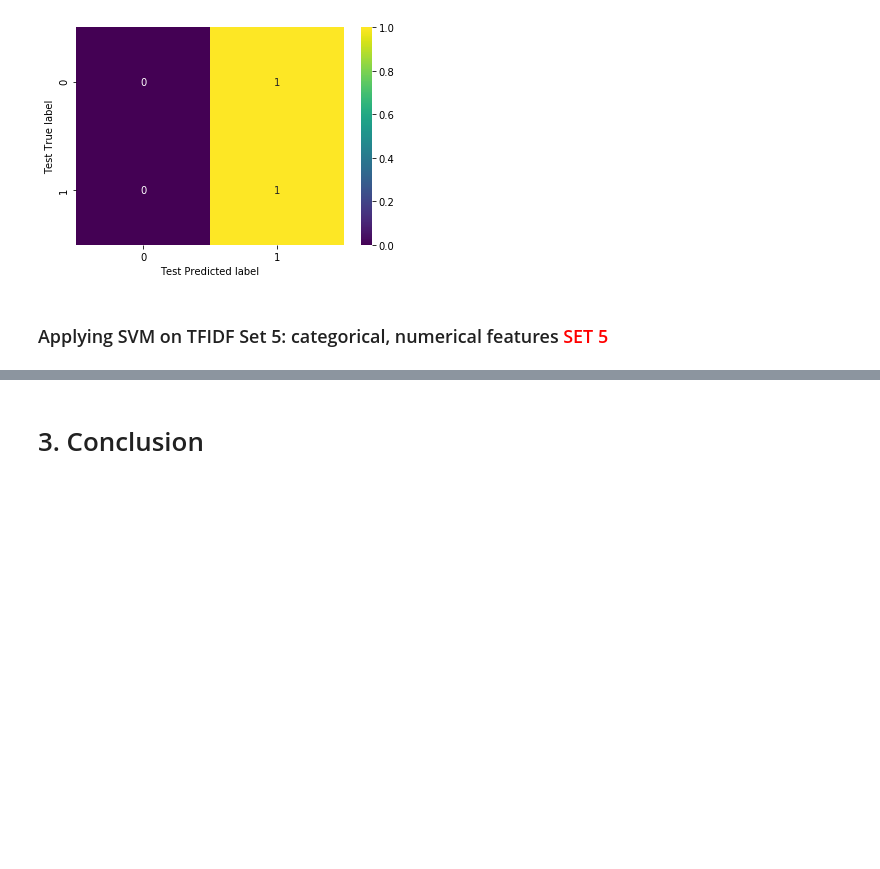
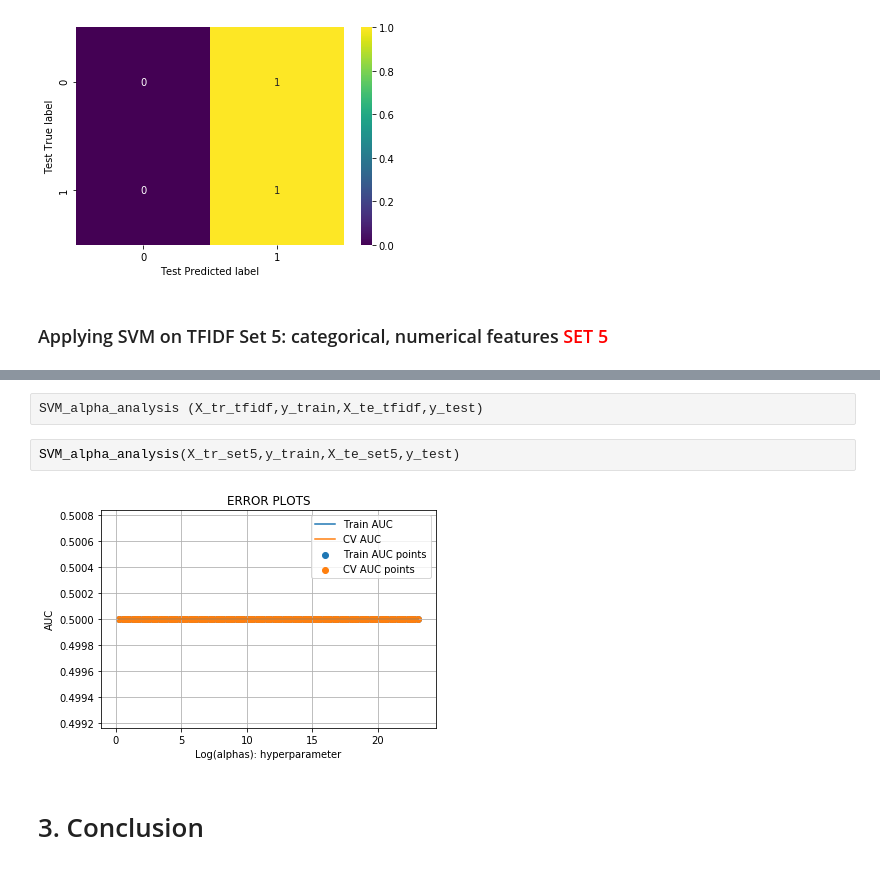
Before and after one commit to VipinJain1/VIP-Support-Vector-Machines, a Jupyter notebook: support_vector_machines_analysis.ipynb, the cells around one changed output, grey strips where cells are left out. Cells and saved outputs as stored; diff of their text form; blank space fills up the shorter version.

```diff
--- a/support_vector_machines_analysis.ipynb
+++ b/support_vector_machines_analysis.ipynb
@@ -1274,3 +1328,9 @@ model.score = 0.8333333333333334
+# %%
+SVM_alpha_analysis (X_tr_tfidf,y_train,X_te_tfidf,y_test)
+# %%
+SVM_alpha_analysis(X_tr_set5,y_train,X_te_set5,y_test)
+# %% [output]
+[figure, added]
 # %% [markdown]
 <h1>3. Conclusion</h1>
 # %%
```
Also changed, not shown: parts of 16 cells of this notebook.
